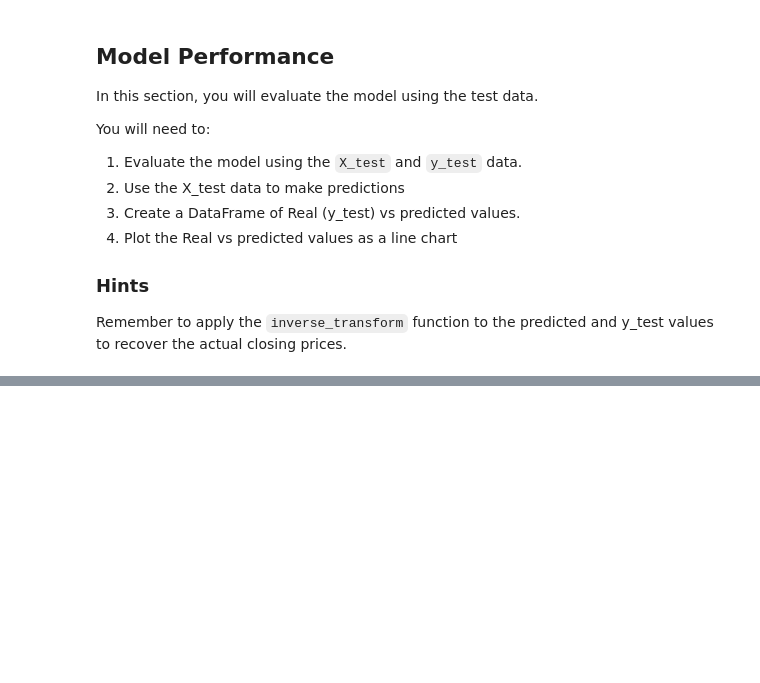
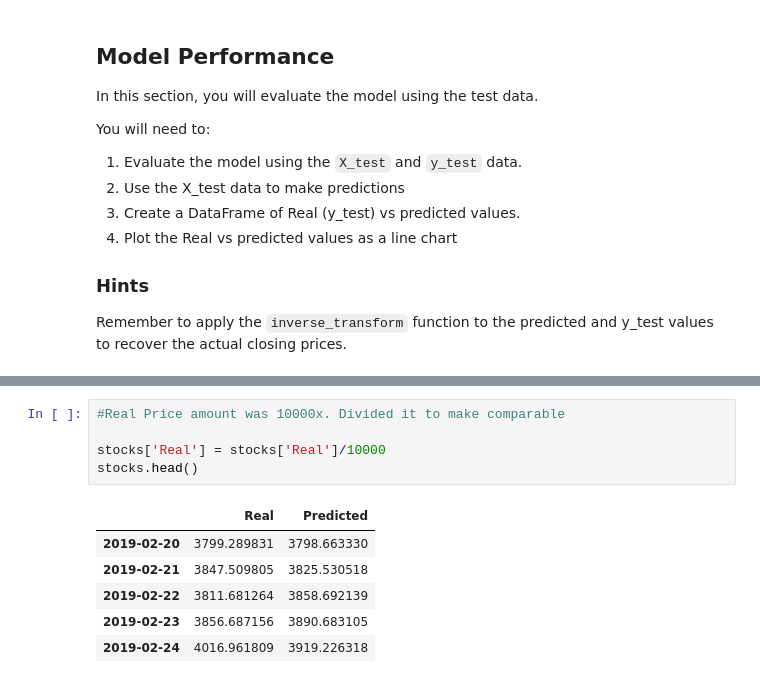
Before and after one commit to mws1395/14-Deep-Learning, a Jupyter notebook: Starter_Code/lstm_stock_predictor_closing.ipynb, the cells around one changed output, grey strips where cells are left out. Drawn from its saved outputs; the diff is of its cells as text; blank space fills up the shorter version.

```diff
--- a/Starter_Code/lstm_stock_predictor_closing.ipynb
+++ b/Starter_Code/lstm_stock_predictor_closing.ipynb
@@ -246,2 +270,14 @@ stocks.head()
+# %%
+#Real Price amount was 10000x. Divided it to make comparable
+
+stocks['Real'] = stocks['Real']/10000
+stocks.head()
+# %% [output]
+|  | Real | Predicted |
+| 2019-02-20 | 3799.289831 | 3798.663330 |
+| 2019-02-21 | 3847.509805 | 3825.530518 |
+| 2019-02-22 | 3811.681264 | 3858.692139 |
+| 2019-02-23 | 3856.687156 | 3890.683105 |
+| 2019-02-24 | 4016.961809 | 3919.226318 |
 # %%
 # Plot the real vs predicted values as a line chart
```
Also changed, not shown: parts of 14 cells of this notebook.
